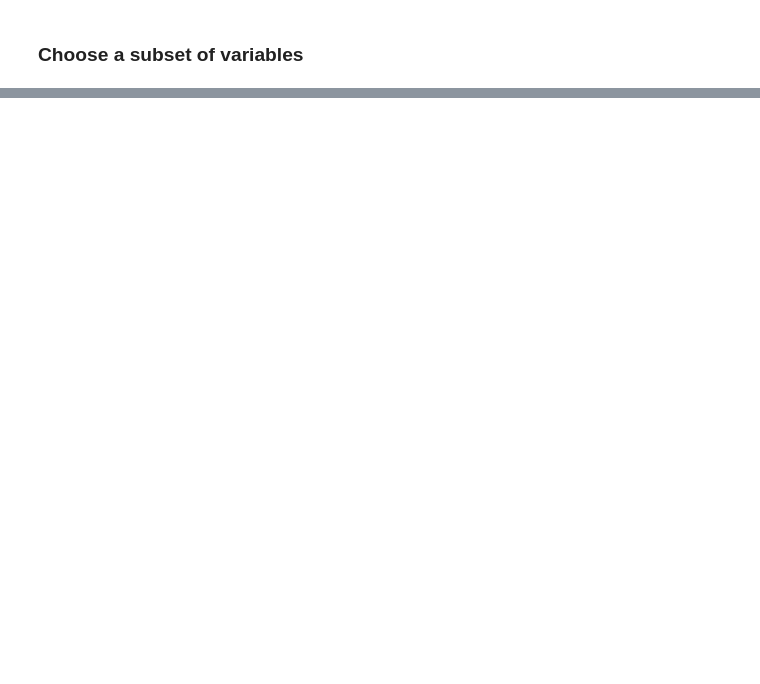
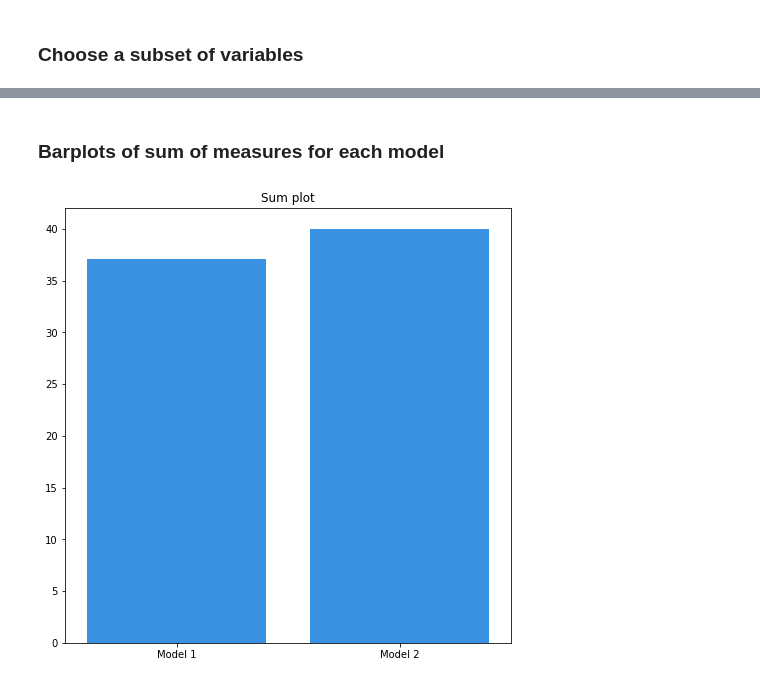
Before and after one commit to adrianstando/Research-Workshops-Rashomon-MIMIC-Machine-Learning, a Jupyter notebook: RashomonSetAnalyser/RashomonSetAnalyser_ver_1_0.ipynb, the cells around one changed output, grey strips where cells are left out. Saved outputs shown, nothing was run; the diff lists cells and outputs as text; code cells hidden in the pictures; blank space fills up the shorter version.

```diff
--- a/RashomonSetAnalyser/RashomonSetAnalyser_ver_1_0.ipynb
+++ b/RashomonSetAnalyser/RashomonSetAnalyser_ver_1_0.ipynb
@@ -179,0 +265,6 @@ rashomon.pdp_comparator_change_metric(metric = 'sum')
+# %% [markdown]
+### Barplots of sum of measures for each model
+# %%
+rashomon.sum_plot()
+# %% [output]
+[figure, added]
```
Also changed, not shown: parts of 37 cells of this notebook, 1 other file.
